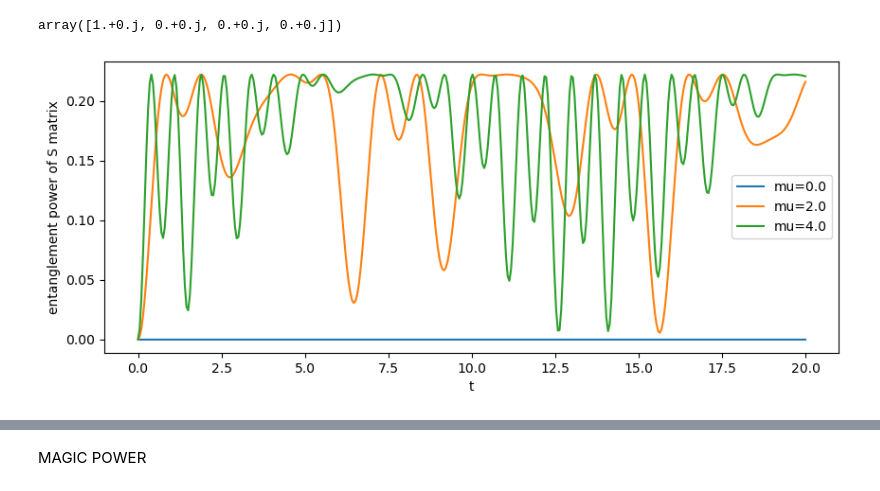
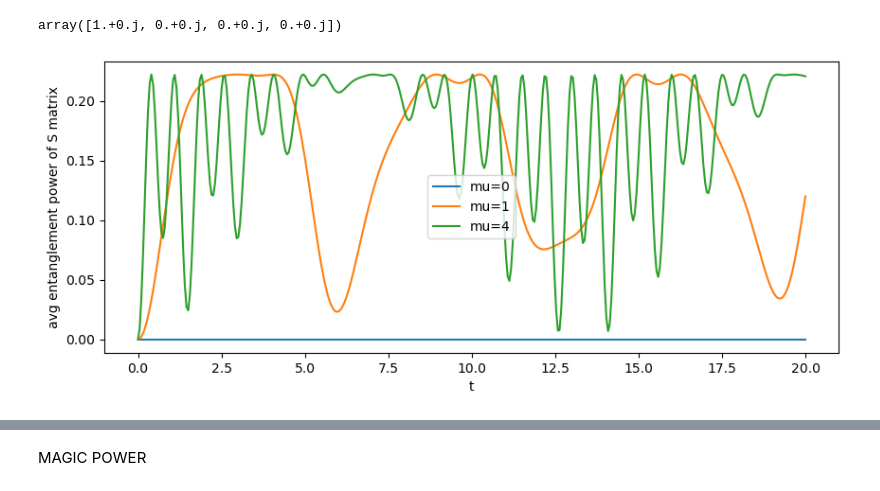
Before and after one commit to annabirke/Honours_entangle_magic, a Jupyter notebook: entanglement_magic_power_sum_stabiliser_states.ipynb, the cells around one changed output, grey strips where cells are left out. Drawn from its saved outputs; the diff is of its cells as text; code cells hidden in the pictures.

```diff
--- a/entanglement_magic_power_sum_stabiliser_states.ipynb
+++ b/entanglement_magic_power_sum_stabiliser_states.ipynb
@@ -109,7 +110,7 @@ array([1.+0.j, 0.+0.j, 0.+0.j, 0.+0.j])
 a=1
 # mu=1
 # t=1
-mu_list=np.linspace(0,4,3)
+mu_list=np.array([0,1,4])
 t_list=np.linspace(0,20,400)
 
 plt.figure(figsize=(10,4))
@@ -120,32 +121,32 @@ for k, mu in enumerate(mu_list) :
         # get each stabiliser state, evolve it, make density matrix for both particles,
         # trace over particle b, square reduced density matrix and trace again to get purity
         purity_list = []
 
         for i in range(36): # because we want the intially nonentangled states
             psiin = ss[i,:] # ith state
             psiout = Smatrix(a,mu,t) @ psiin
 
             rhoab = np.outer(psiout, psiout.conj())
             # print('rhoab: ',rhoab)
             rhoab = rhoab.reshape(2,2,2,2)
             rhoa = np.trace(rhoab,axis1=1,axis2=3) # reduced density matrix for a, traces over second (index1) and 4th index which is b
 
             purity = np.trace(rhoa @ rhoa)
             chopped_purity = complex(purity.real, 0 if abs(purity.imag) < 1e-10 else purity.imag) # removes tiny imaginary components which make the calculations hard
             # print('purity=',purity)
             if purity.real<0:
                 print('neg purity for state i=',i)
 
             purity_list.append(chopped_purity)
         # entanglement power is average entanglement of all stabiliser states
         entanglement = 1-abs(sum(purity_list))/36 # this is avg entanglement power for a particular time and particular mu
         # print('entanglement power =',entanglement)
         entanglement_list.append(entanglement)
 
     plt.plot(t_list,entanglement_list,label=f"mu={mu}")
 plt.legend()
 plt.xlabel('t')
-plt.ylabel('entanglement power of S matrix')
+plt.ylabel('avg entanglement power of S matrix')
 plt.show()
 # %% [output]
-[figure, old version]
+[figure, new version]
```
Also changed, not shown: parts of 10 cells of this notebook.
